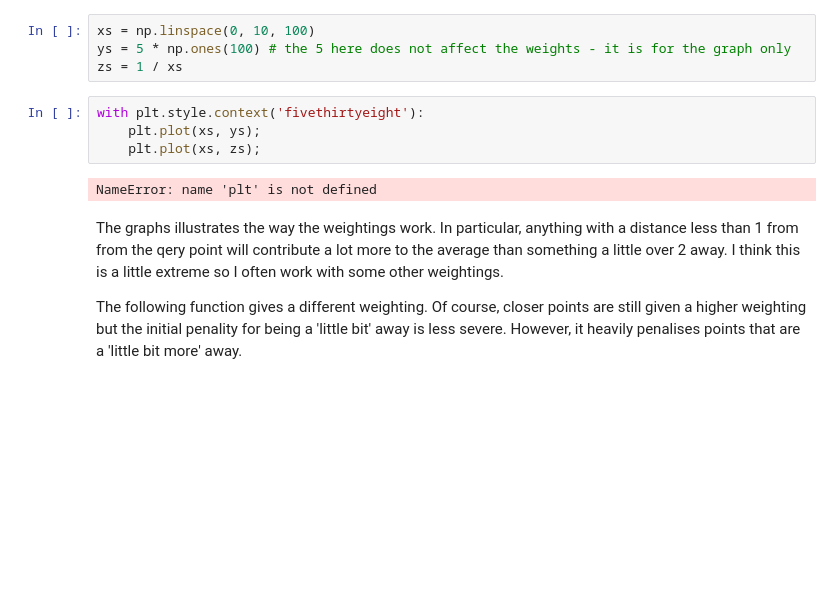
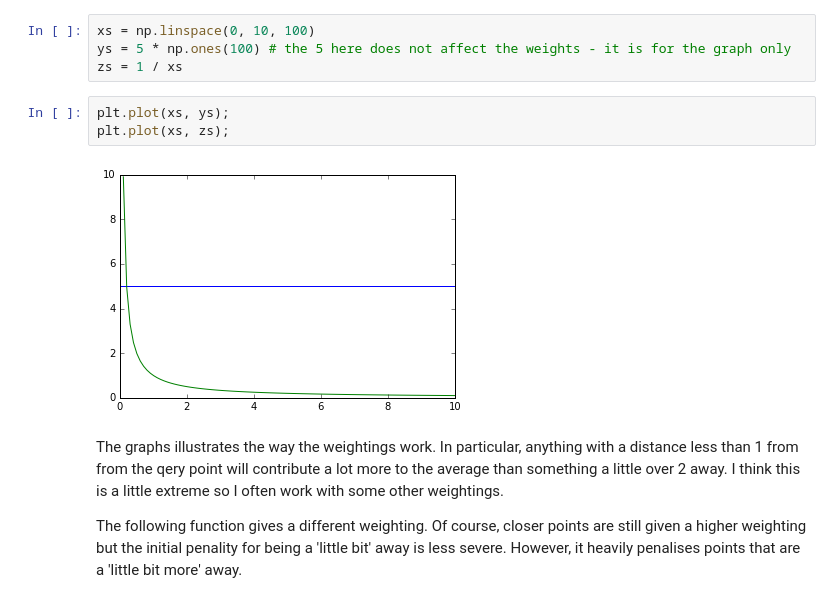
Before and after one commit to rsnocken/Machine-learning, a Jupyter notebook: Learners/Nearest neighbours - improving performance.ipynb, the cells around one changed output. Saved outputs shown, nothing was run; the diff lists cells and outputs as text; blank space fills up the shorter version.

Commit message:
minor error fixed

```diff
--- a/Learners/Nearest neighbours - improving performance.ipynb
+++ b/Learners/Nearest neighbours - improving performance.ipynb
@@ -174,11 +174,10 @@ xs = np.linspace(0, 10, 100)
 ys = 5 * np.ones(100) # the 5 here does not affect the weights - it is for the graph only
 zs = 1 / xs
 # %%
-with plt.style.context('fivethirtyeight'):
-    plt.plot(xs, ys);
-    plt.plot(xs, zs);
+plt.plot(xs, ys);
+plt.plot(xs, zs);
 # %% [output]
-NameError: name 'plt' is not defined
+[figure, added]
 # %% [markdown]
 The graphs illustrates the way the weightings work. In particular, anything with a distance less than 1 from from the qery point will contribute a lot more to the average than something a little over 2 away. I think this is a little extreme so I often work with some other weightings.
 
```
